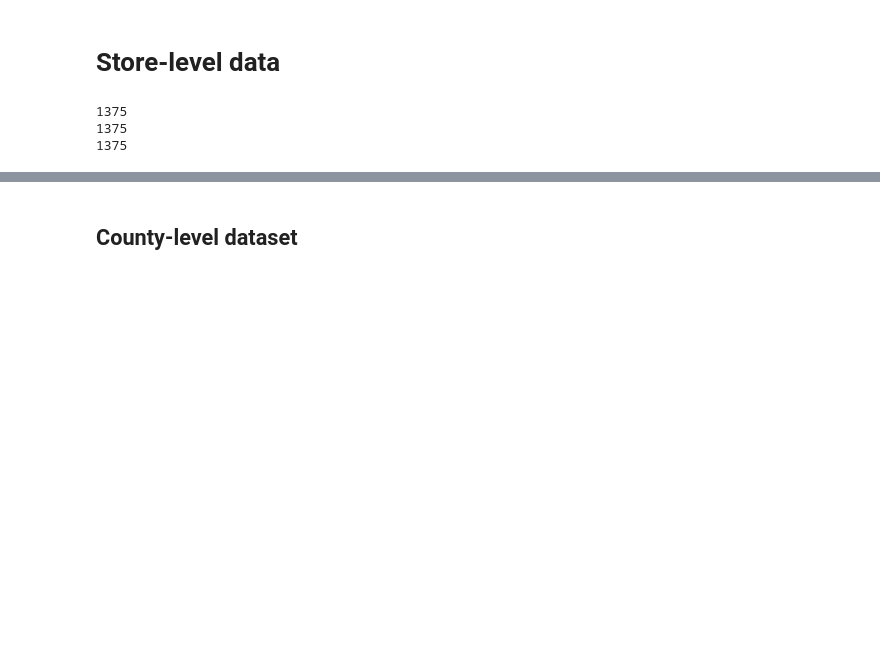
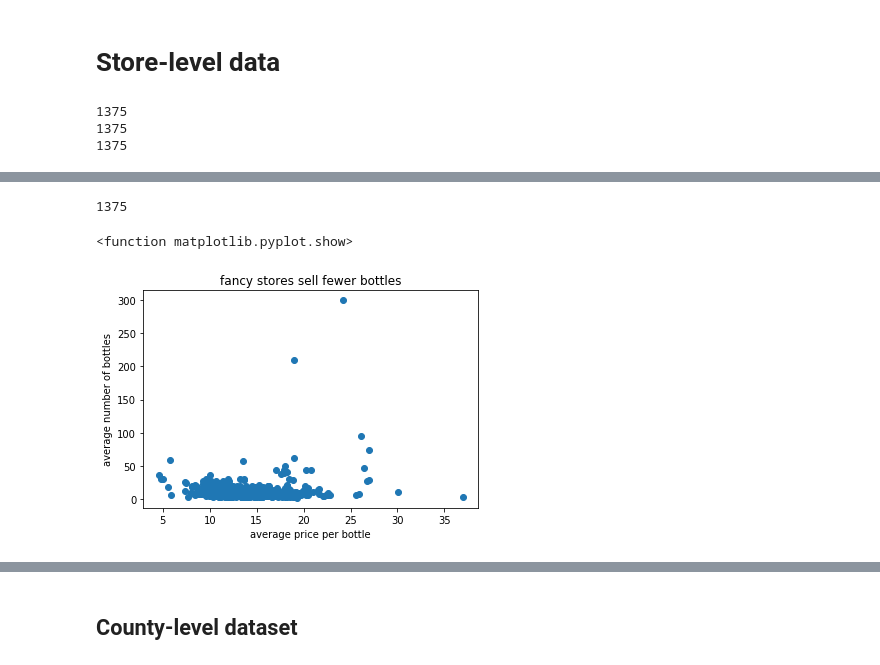
Before and after one commit to austinlasseter/Iowa_Liquor, a Jupyter notebook: code/2 - Cleaning and Exploring the data.ipynb, the cells around one changed output, grey strips where cells are left out. Saved outputs shown, nothing was run; the diff lists cells and outputs as text; code cells hidden in the pictures; blank space fills up the shorter version.

```diff
--- a/code/2 - Cleaning and Exploring the data.ipynb
+++ b/code/2 - Cleaning and Exploring the data.ipynb
@@ -104,3 +102,0 @@ stores.head()
-# %%
-# Reset the index so it isn't "store"
-stores.reset_index(level=0, inplace=True)
@@ -127,3 +138,18 @@ stores.fips=stores.fips.astype(int)
+# %%
+# I would guess that stores with high average bottle price have low average number, and vice versa. Let's see:
+x=stores['ave_bottle_price']
+y=stores['ave_number_bottles']
+print(len(x))
+
+plt.scatter(x,y)
+plt.xlabel('average price per bottle')
+plt.ylabel('average number of bottles')
+plt.title('fancy stores sell fewer bottles')
+plt.show
+# %% [output]
+1375
+<function matplotlib.pyplot.show>
+[figure, added]
 # %%
 # How many counties are there?
 stores.fips.nunique()
```
Also changed, not shown: parts of 24 cells of this notebook, 1 other file.
